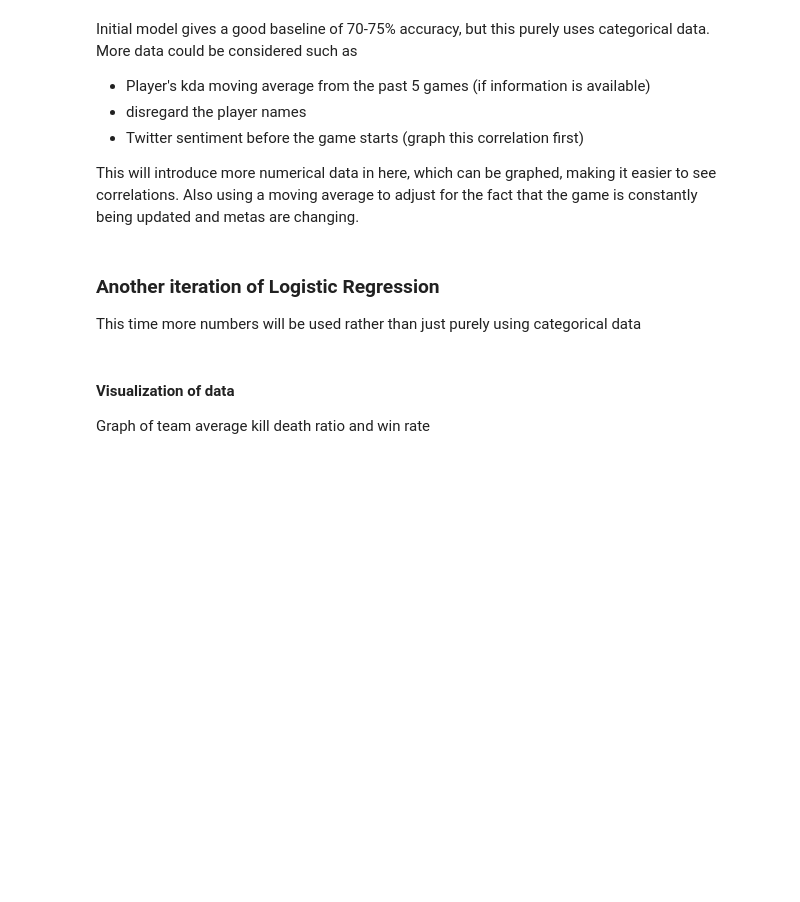
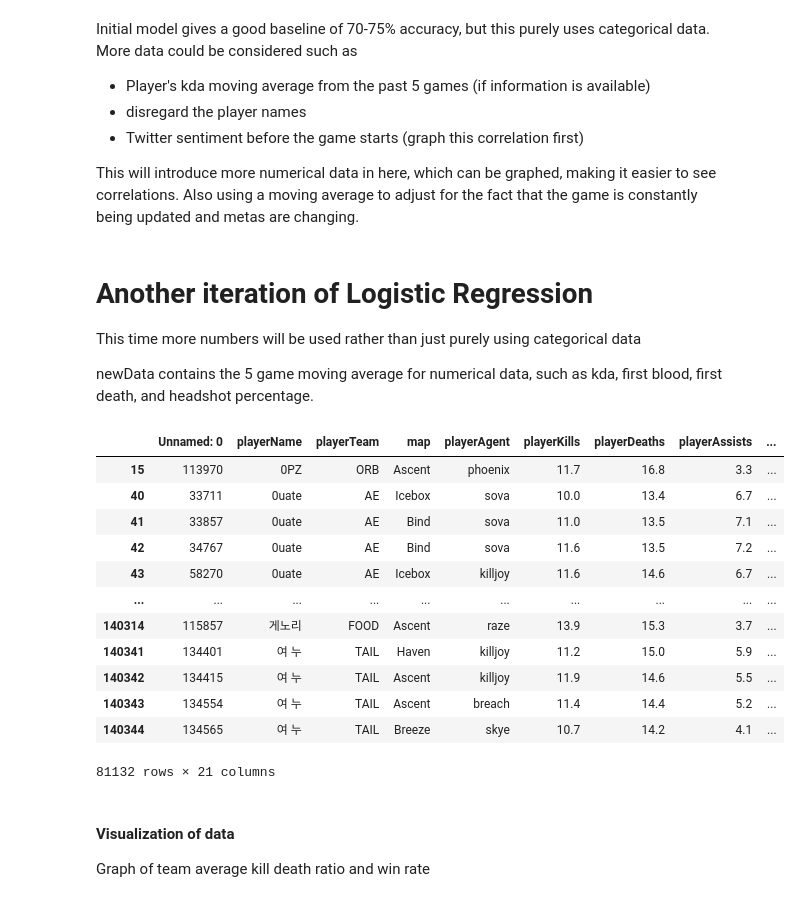
Before and after one commit to timothyliutl/ValorantData, a Jupyter notebook: valorantstats.ipynb, the cells around one changed output. Saved outputs shown, nothing was run; the diff lists cells and outputs as text; code cells hidden in the pictures; blank space fills up the shorter version.

```diff
--- a/valorantstats.ipynb
+++ b/valorantstats.ipynb
@@ -63,10 +59,27 @@ Initial model gives a good baseline of 70-75% accuracy, but this purely uses cat
 This will introduce more numerical data in here, which can be graphed, making it easier to see correlations.
 Also using a moving average to adjust for the fact that the game is constantly being updated and metas are changing.
 # %% [markdown]
-### Another iteration of Logistic Regression
+# Another iteration of Logistic Regression
 This time more numbers will be used rather than just purely using categorical data
+
+newData contains the 5 game moving average for numerical data, such as kda, first blood, first death, and headshot percentage.
 # %%
-newData = pd.read_csv('movingAverage.csv')
+newData = pd.read_csv('movingAverage.csv').dropna()
+newData
+# %% [output]
+|  | Unnamed: 0 | playerName | playerTeam | map | playerAgent | playerKills | playerDeaths | playerAssists | ... |
+| 15 | 113970 | 0PZ | ORB | Ascent | phoenix | 11.7 | 16.8 | 3.3 | ... |
+| 40 | 33711 | 0uate | AE | Icebox | sova | 10.0 | 13.4 | 6.7 | ... |
+| 41 | 33857 | 0uate | AE | Bind | sova | 11.0 | 13.5 | 7.1 | ... |
+| 42 | 34767 | 0uate | AE | Bind | sova | 11.6 | 13.5 | 7.2 | ... |
+| 43 | 58270 | 0uate | AE | Icebox | killjoy | 11.6 | 14.6 | 6.7 | ... |
+| ... | ... | ... | ... | ... | ... | ... | ... | ... | ... |
+| 140314 | 115857 | 게노리 | FOOD | Ascent | raze | 13.9 | 15.3 | 3.7 | ... |
+| 140341 | 134401 | 여 누 | TAIL | Haven | killjoy | 11.2 | 15.0 | 5.9 | ... |
+| 140342 | 134415 | 여 누 | TAIL | Ascent | killjoy | 11.9 | 14.6 | 5.5 | ... |
+| 140343 | 134554 | 여 누 | TAIL | Ascent | breach | 11.4 | 14.4 | 5.2 | ... |
+| 140344 | 134565 | 여 누 | TAIL | Breeze | skye | 10.7 | 14.2 | 4.1 | ... |
+81132 rows × 21 columns
 # %% [markdown]
 #### Visualization of data
 
```
Also changed, not shown: parts of 9 cells of this notebook, 5 other files.
